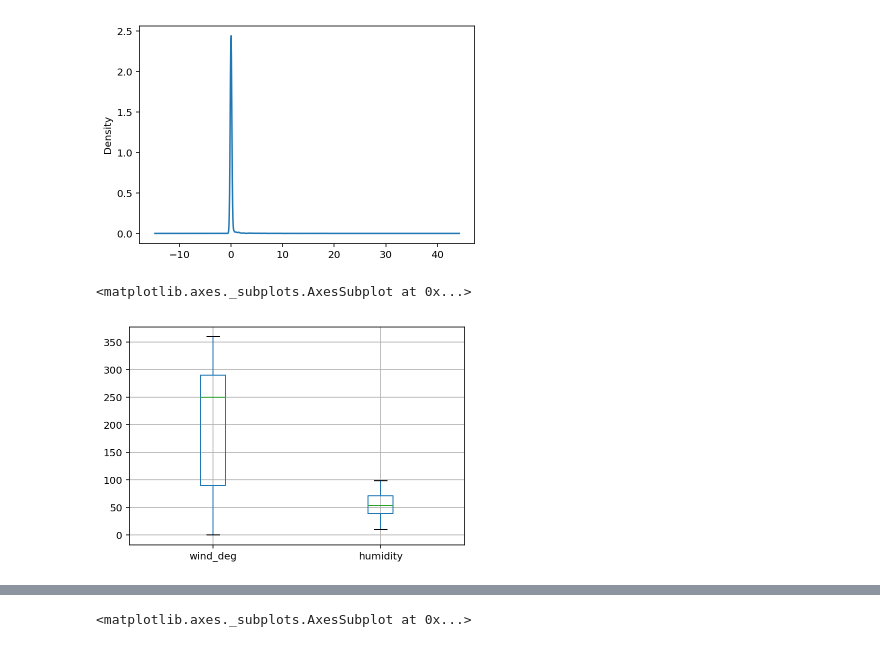
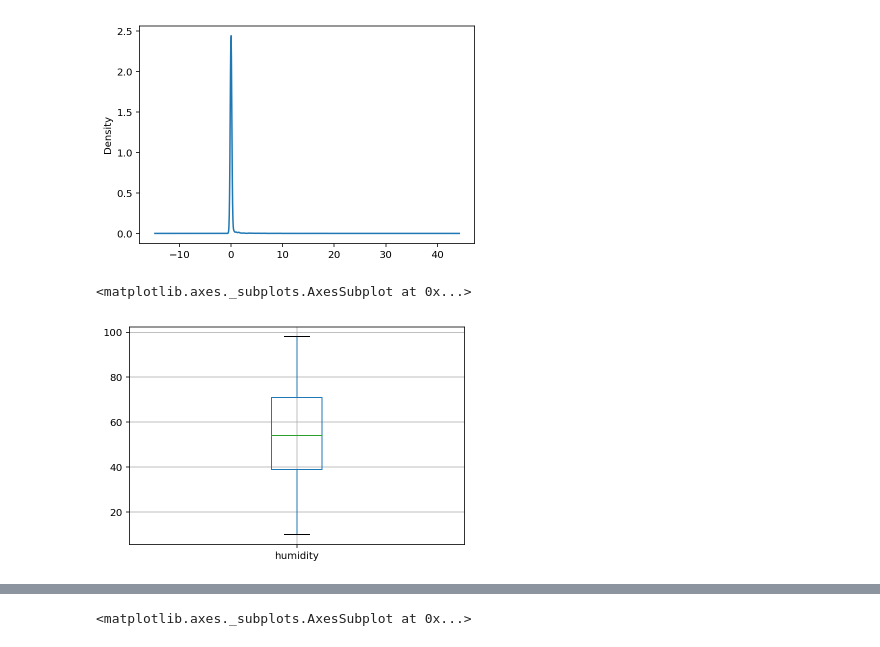
Before and after one commit to chankoo/lookmorning, a Jupyter notebook: api/seoul_weather.ipynb, the cells around one changed output, grey strips where cells are left out. Drawn from its saved outputs; the diff is of its cells as text; code cells hidden in the pictures.

```diff
--- a/api/seoul_weather.ipynb
+++ b/api/seoul_weather.ipynb
@@ -15,10 +16,13 @@ raw = pd.read_excel('seoul_weather_1Y.xlsx')
 # %%
-raw.columns = pd.Index(['datetime','temp', 'precipitation', 'wind_speed', 'wind_deg', 'humidity',
+raw.columns = pd.Index(['datetime','temp', 'precipitation', 'wind_speed', 'humidity',
        'pressure', 'suntime', 'clouds'],
       dtype='object')
-# %%
-raw.set_index('datetime', inplace=True)
 # %%
 raw['precipitation'] = raw['precipitation'].fillna(0)
 raw['clouds'] = raw['clouds'].fillna(0)
 raw['suntime'] = raw['suntime'].fillna(0)
+# %%
+raw.datetime = raw.datetime.astype('datetime64')
+# %%
+raw['date'] = pd.Series(map(lambda dt:dt.date(), raw.datetime))
+raw['time'] = pd.Series(map(lambda dt:dt.time(), raw.datetime))
@@ -70,10 +78,10 @@ raw.precipitation.plot.density()
 <matplotlib.axes._subplots.AxesSubplot at 0x...>
 [figure]
 # %%
-raw.iloc[:,3:5].boxplot()
+raw.iloc[:,4:5].boxplot()
 # %% [output]
 <matplotlib.axes._subplots.AxesSubplot at 0x...>
-[figure, old version]
+[figure, new version]
 # %%
 raw.iloc[:,5:6].boxplot()
 # %% [output]
```
Also changed, not shown: parts of 41 cells of this notebook, 6 other files.
